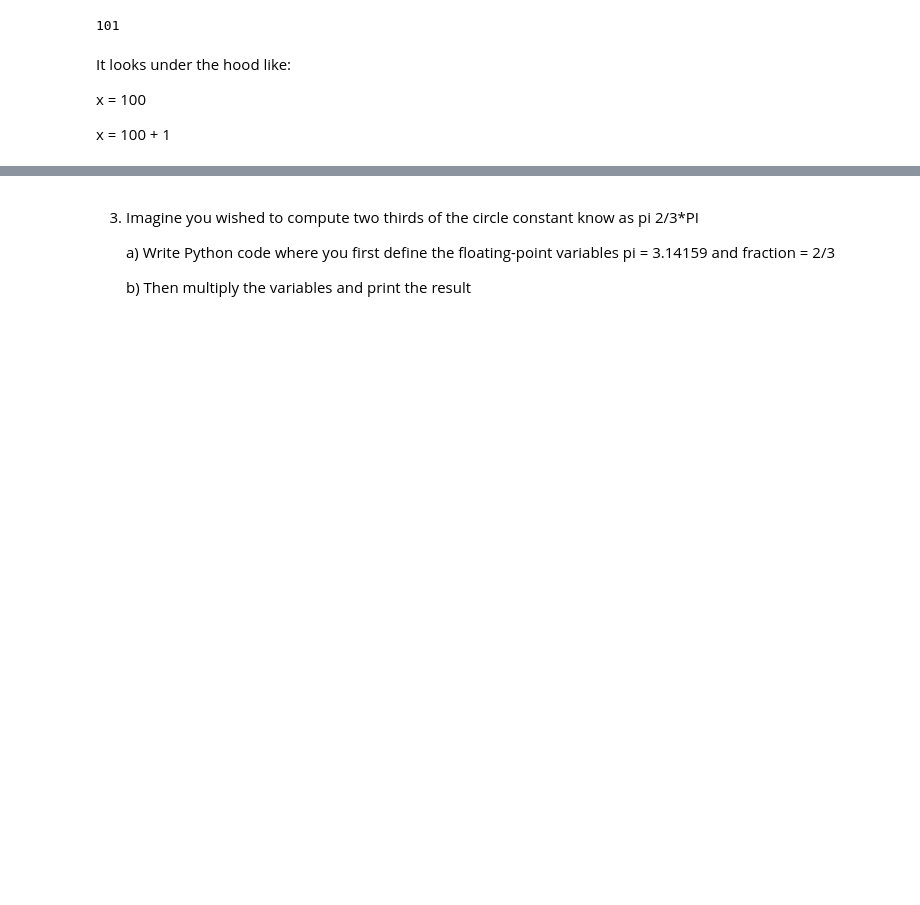
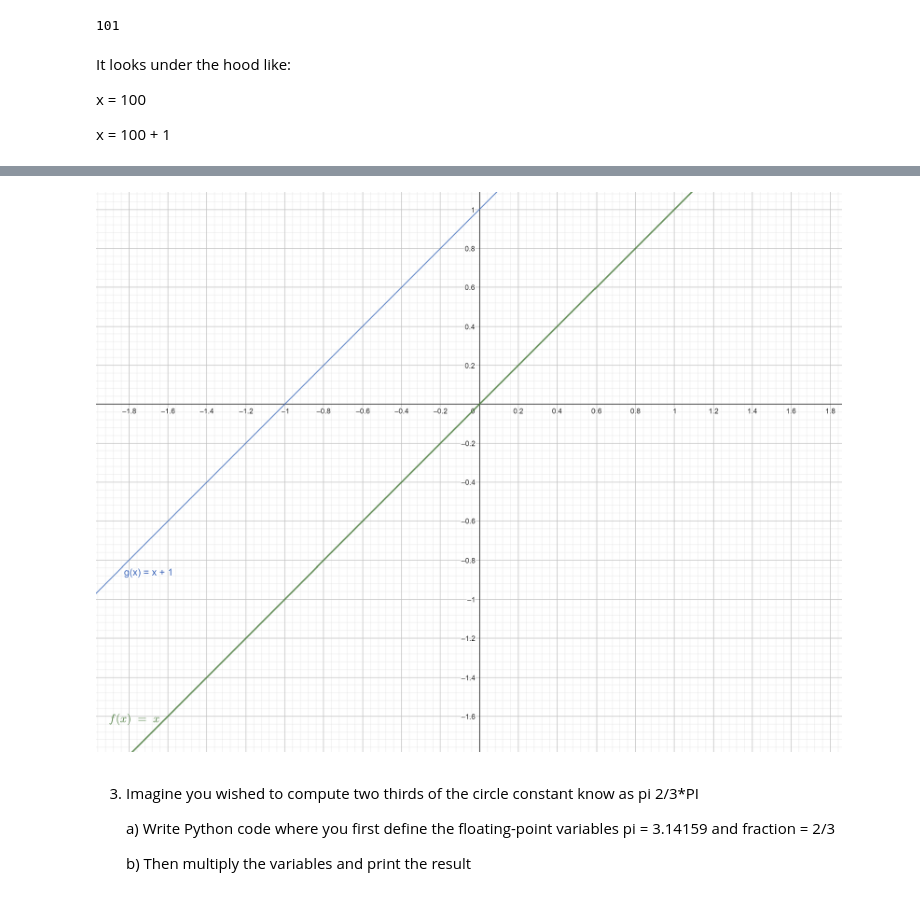
Before and after one commit to Cerlog/RUC-Empirical-Data, a Jupyter notebook: Chapter 2/Chapter 2 - excercises.ipynb, the cells around one changed output, grey strips where cells are left out. Cells and saved outputs as stored; diff of their text form; code cells hidden in the pictures; blank space fills up the shorter version.

```diff
--- a/Chapter 2/Chapter 2 - excercises.ipynb
+++ b/Chapter 2/Chapter 2 - excercises.ipynb
@@ -116,6 +118,10 @@ If we graph these two functions, then we observe, that $f(x)$ and $g(x)$ do not
 See the graph bellow:
 
 ![Step1](https://raw.githubusercontent.com/Cerlog/RUC-Empirical-Data/master/Chapter%202/f(x)_g(x).png)
+# %%
+display(Image(filename='f(x)_g(x).png', embed=True))
+# %% [output]
+[figure, added]
 # %% [markdown]
 3) Imagine you wished to compute two thirds of the circle constant know as pi
             2/3*PI
```
Also changed, not shown: parts of 1 cell of this notebook.
